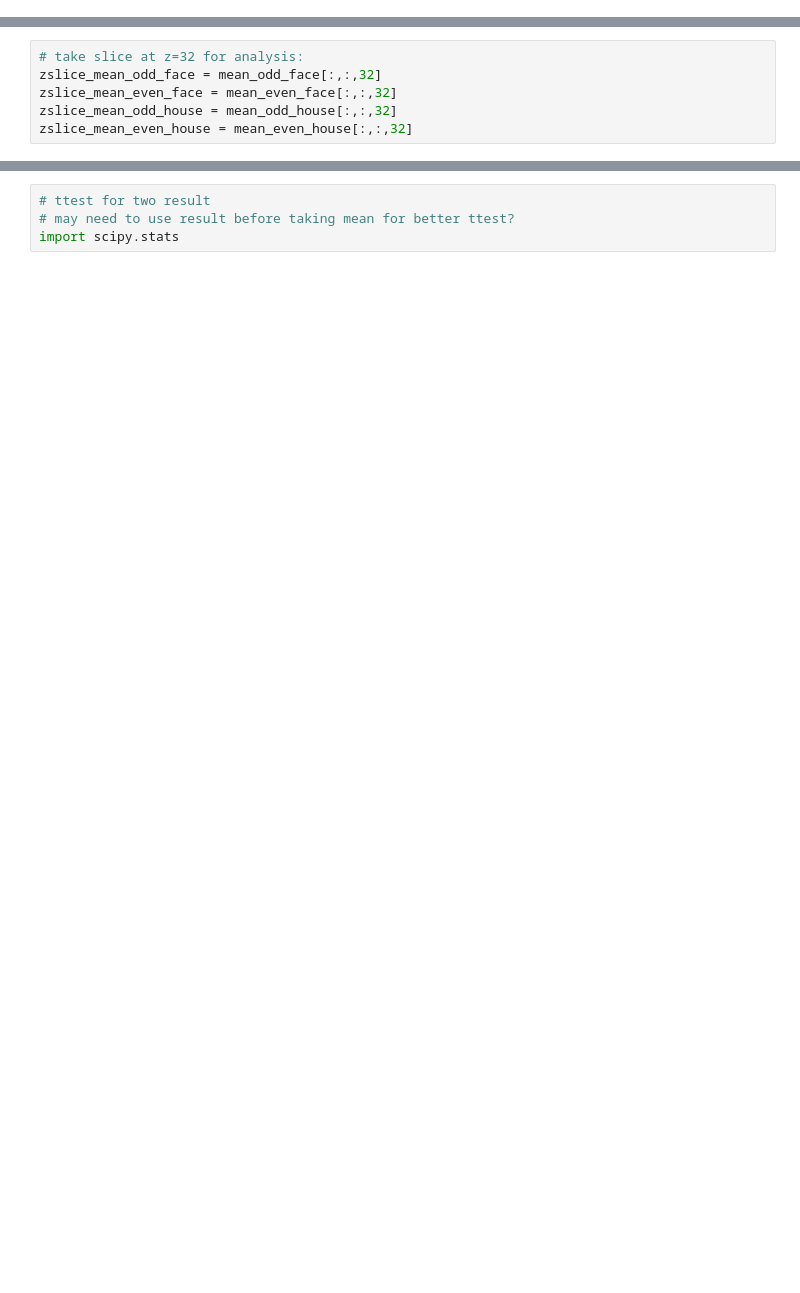
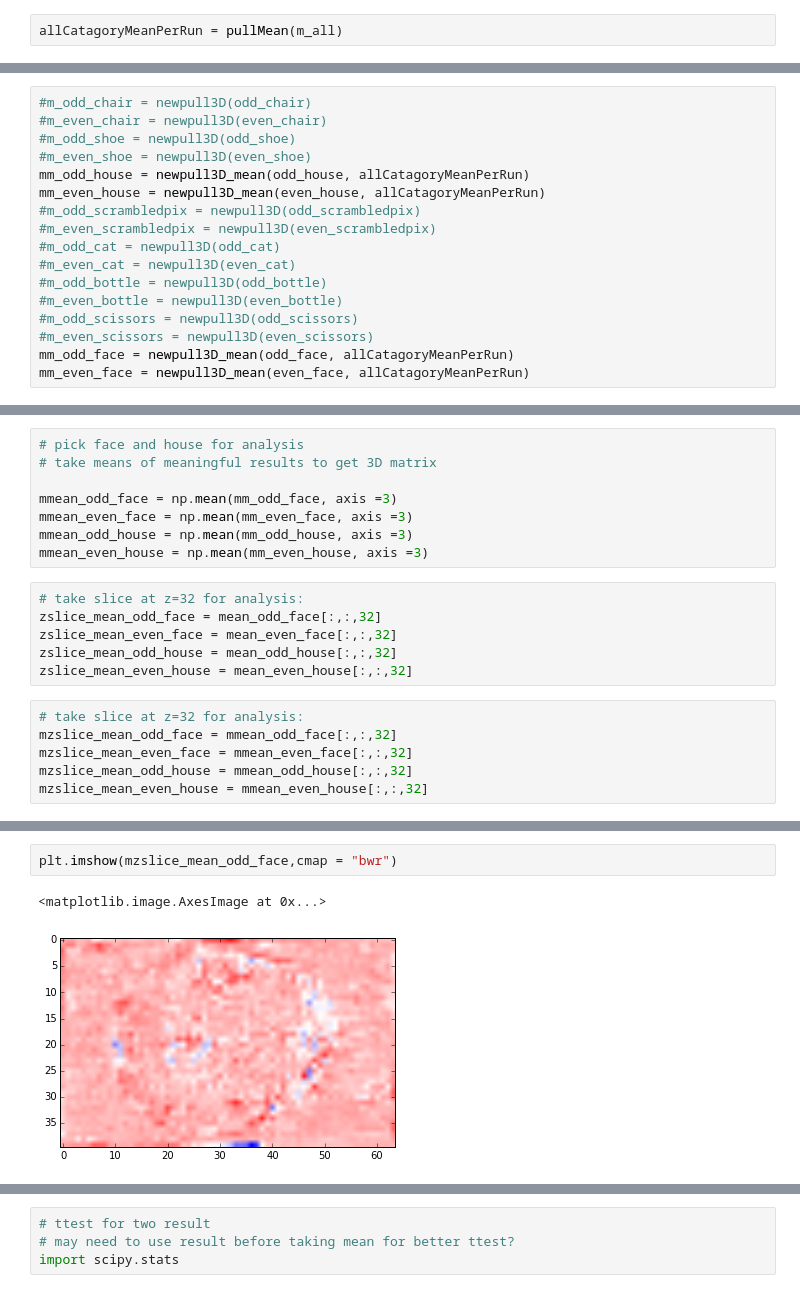
Before and after one commit to berkeley-stat159/project-zeta-2, a Jupyter notebook: experimental/Jinnie_follow_up_analysis.ipynb, the cells around one changed output, grey strips where cells are left out. Cells and saved outputs as stored; diff of their text form; blank space fills up the shorter version.

```diff
--- a/experimental/Jinnie_follow_up_analysis.ipynb
+++ b/experimental/Jinnie_follow_up_analysis.ipynb
@@ -337,0 +461,2 @@ def get_object_neural(sub_ID ,condition_dict, object_name, TR, n_vox, check = 0,
+# %%
+allCatagoryMeanPerRun = pullMean(m_all)
@@ -423,3 +629,20 @@ m_odd_scissors = newpull3D(odd_scissors)
 m_even_scissors = newpull3D(even_scissors)
 m_odd_face = newpull3D(odd_face)
 m_even_face = newpull3D(even_face)
+# %%
+#m_odd_chair = newpull3D(odd_chair)
+#m_even_chair = newpull3D(even_chair)
+#m_odd_shoe = newpull3D(odd_shoe)
+#m_even_shoe = newpull3D(even_shoe)
+mm_odd_house = newpull3D_mean(odd_house, allCatagoryMeanPerRun)
+mm_even_house = newpull3D_mean(even_house, allCatagoryMeanPerRun)
+#m_odd_scrambledpix = newpull3D(odd_scrambledpix)
+#m_even_scrambledpix = newpull3D(even_scrambledpix)
+#m_odd_cat = newpull3D(odd_cat)
+#m_even_cat = newpull3D(even_cat)
+#m_odd_bottle = newpull3D(odd_bottle)
+#m_even_bottle = newpull3D(even_bottle)
+#m_odd_scissors = newpull3D(odd_scissors)
+#m_even_scissors = newpull3D(even_scissors)
+mm_odd_face = newpull3D_mean(odd_face, allCatagoryMeanPerRun)
+mm_even_face = newpull3D_mean(even_face, allCatagoryMeanPerRun)
@@ -439,9 +701,23 @@ mean_even_house = np.mean(m_even_house, axis =3)
+# %%
+# pick face and house for analysis
+# take means of meaningful results to get 3D matrix
+
+mmean_odd_face = np.mean(mm_odd_face, axis =3)
+mmean_even_face = np.mean(mm_even_face, axis =3)
+mmean_odd_house = np.mean(mm_odd_house, axis =3)
+mmean_even_house = np.mean(mm_even_house, axis =3)
 # %%
 # take slice at z=32 for analysis:
 zslice_mean_odd_face = mean_odd_face[:,:,32]
 zslice_mean_even_face = mean_even_face[:,:,32]
 zslice_mean_odd_house = mean_odd_house[:,:,32]
 zslice_mean_even_house = mean_even_house[:,:,32]
+# %%
+# take slice at z=32 for analysis:
+mzslice_mean_odd_face = mmean_odd_face[:,:,32]
+mzslice_mean_even_face = mmean_even_face[:,:,32]
+mzslice_mean_odd_house = mmean_odd_house[:,:,32]
+mzslice_mean_even_house = mmean_even_house[:,:,32]
 # %%
 # show figure of odd face and even house
 # but it doesn't seem to have any differences....
@@ -451,0 +728,5 @@ plt.imshow(zslice_mean_odd_face,cmap = "gray")
+# %%
+plt.imshow(mzslice_mean_odd_face,cmap = "bwr")
+# %% [output]
+<matplotlib.image.AxesImage at 0x...>
+[figure, added]
```
Also changed, not shown: parts of 31 cells of this notebook.
